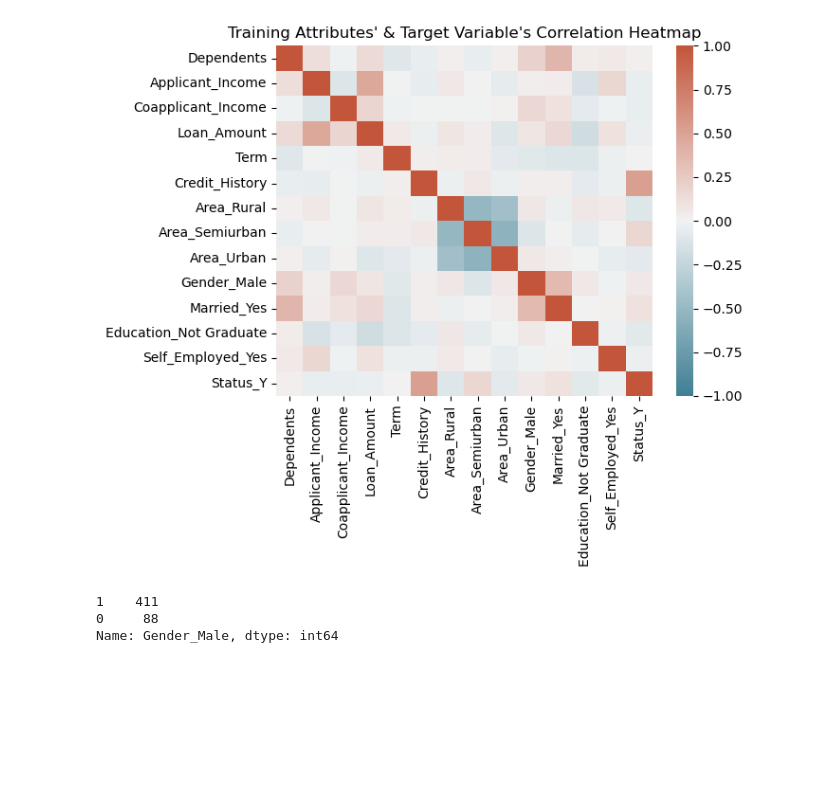
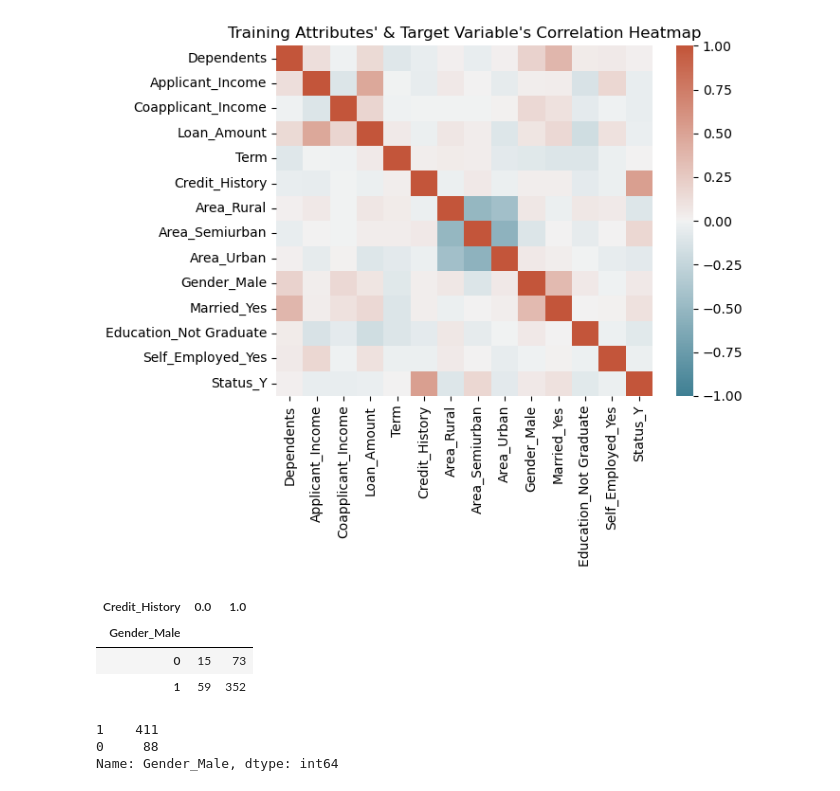
Before and after one commit to shailja-somani-0/ADS-502-loan-approval-pred, a Jupyter notebook: Loan_Pred_Proj.ipynb, the cells around one changed output. Saved outputs shown, nothing was run; the diff lists cells and outputs as text; code cells hidden in the pictures; blank space fills up the shorter version.

```diff
--- a/Loan_Pred_Proj.ipynb
+++ b/Loan_Pred_Proj.ipynb
@@ -109,6 +110,15 @@ sns.heatmap(correlation_matrix, vmin = -1, vmax = 1, cmap=red_blue).set(title="T
 plt.show()
 # %% [output]
 [figure]
+# %%
+#Build a contingency table
+Table = pd.crosstab(loan_encoded['Gender_Male'], loan_encoded['Credit_History'])
+Table
+# %% [output]
+| Credit_History | 0.0 | 1.0 |
+| Gender_Male |  |  |
+| 0 | 15 | 73 |
+| 1 | 59 | 352 |
 # %%
 loan_encoded['Gender_Male'].value_counts()
 # %% [output]
```
Also changed, not shown: parts of 12 cells of this notebook.
